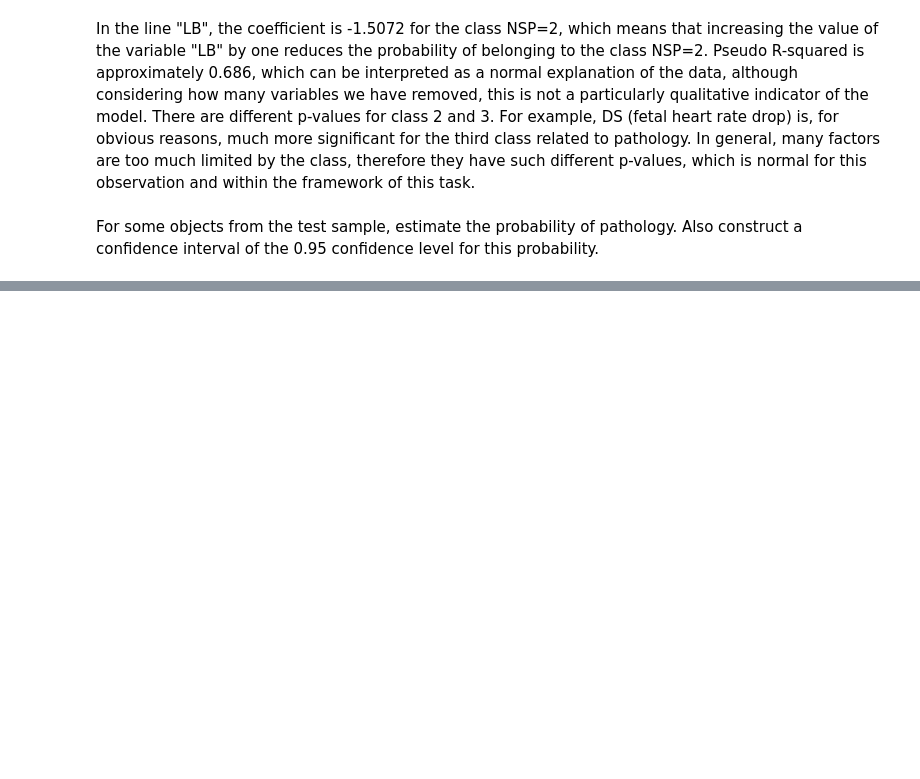
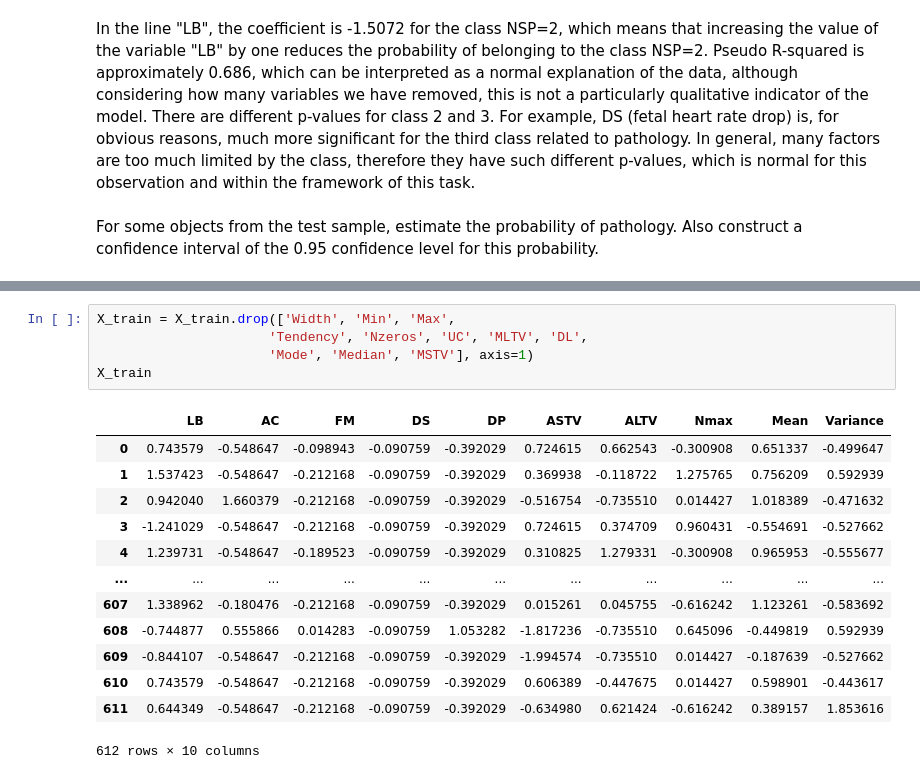
Before and after one commit to SergeyHSE/BaggingAndNLP.github.io, a Jupyter notebook: LogRegCardiotocography.ipynb, the cells around one changed output, grey strips where cells are left out. Drawn from its saved outputs; the diff is of its cells as text; blank space fills up the shorter version.

```diff
--- a/LogRegCardiotocography.ipynb
+++ b/LogRegCardiotocography.ipynb
@@ -435,0 +455,19 @@ For some objects from the test sample, estimate the probability of pathology. Al
+# %%
+X_train = X_train.drop(['Width', 'Min', 'Max',
+                      'Tendency', 'Nzeros', 'UC', 'MLTV', 'DL',
+                      'Mode', 'Median', 'MSTV'], axis=1)
+X_train
+# %% [output]
+|  | LB | AC | FM | DS | DP | ASTV | ALTV | Nmax | Mean | Variance |
+| 0 | 0.743579 | -0.548647 | -0.098943 | -0.090759 | -0.392029 | 0.724615 | 0.662543 | -0.300908 | 0.651337 | -0.499647 |
+| 1 | 1.537423 | -0.548647 | -0.212168 | -0.090759 | -0.392029 | 0.369938 | -0.118722 | 1.275765 | 0.756209 | 0.592939 |
+| 2 | 0.942040 | 1.660379 | -0.212168 | -0.090759 | -0.392029 | -0.516754 | -0.735510 | 0.014427 | 1.018389 | -0.471632 |
+| 3 | -1.241029 | -0.548647 | -0.212168 | -0.090759 | -0.392029 | 0.724615 | 0.374709 | 0.960431 | -0.554691 | -0.527662 |
+| 4 | 1.239731 | -0.548647 | -0.189523 | -0.090759 | -0.392029 | 0.310825 | 1.279331 | -0.300908 | 0.965953 | -0.555677 |
+| ... | ... | ... | ... | ... | ... | ... | ... | ... | ... | ... |
+| 607 | 1.338962 | -0.180476 | -0.212168 | -0.090759 | -0.392029 | 0.015261 | 0.045755 | -0.616242 | 1.123261 | -0.583692 |
+| 608 | -0.744877 | 0.555866 | 0.014283 | -0.090759 | 1.053282 | -1.817236 | -0.735510 | 0.645096 | -0.449819 | 0.592939 |
+| 609 | -0.844107 | -0.548647 | -0.212168 | -0.090759 | -0.392029 | -1.994574 | -0.735510 | 0.014427 | -0.187639 | -0.527662 |
+| 610 | 0.743579 | -0.548647 | -0.212168 | -0.090759 | -0.392029 | 0.606389 | -0.447675 | 0.014427 | 0.598901 | -0.443617 |
+| 611 | 0.644349 | -0.548647 | -0.212168 | -0.090759 | -0.392029 | -0.634980 | 0.621424 | -0.616242 | 0.389157 | 1.853616 |
+612 rows × 10 columns
```
Also changed, not shown: parts of 2 cells of this notebook.
